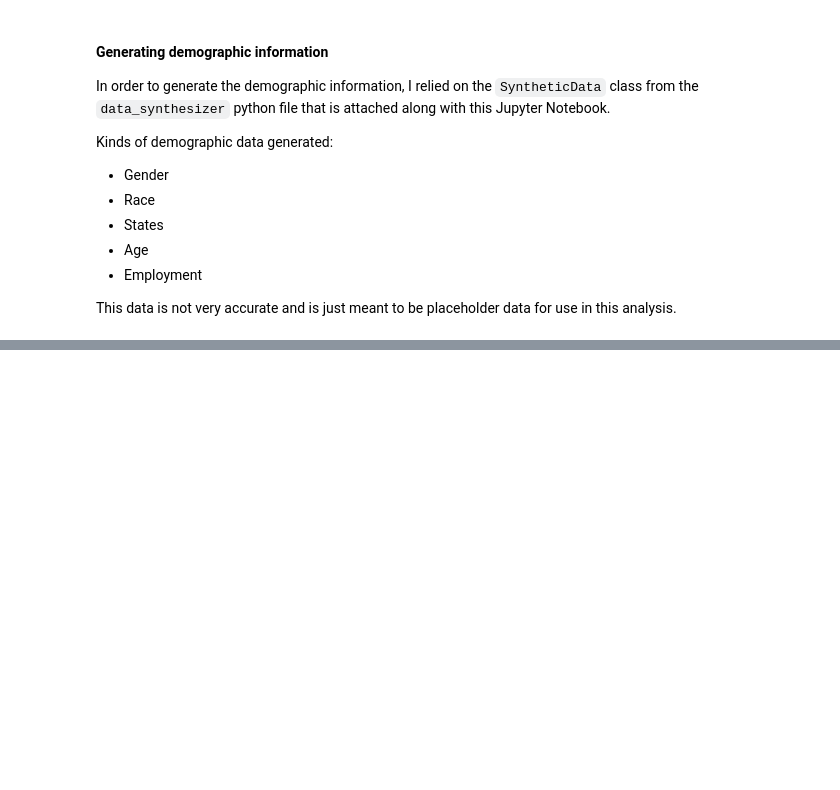
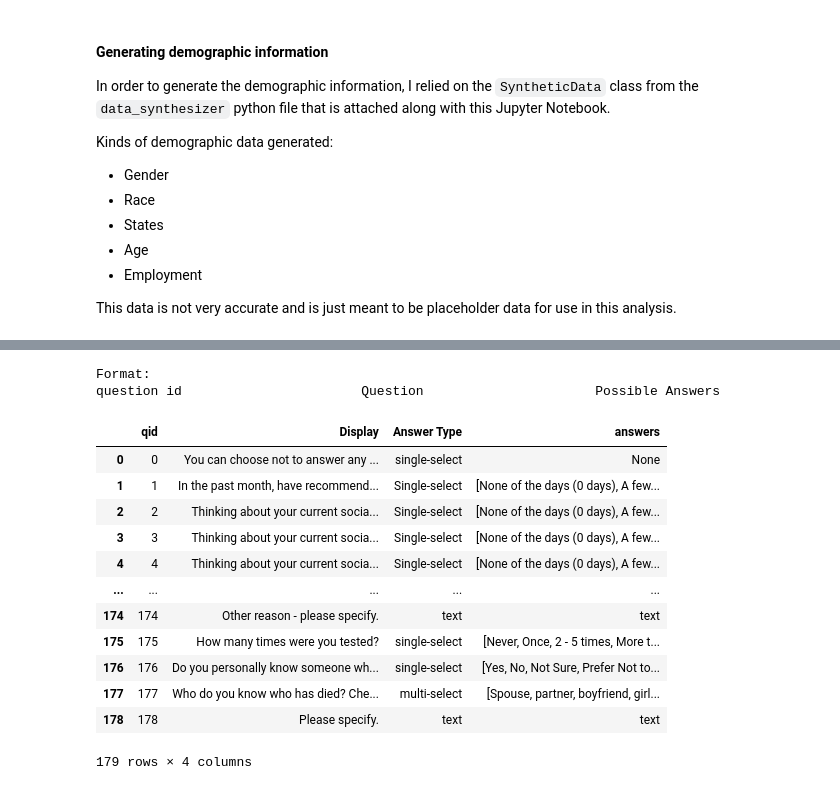
Before and after one commit to gauvand/InitialSurveyAnalysis, a Jupyter notebook: Notebooks/FirstPassWorkbook.ipynb, the cells around one changed output, grey strips where cells are left out. Cells and saved outputs as stored; diff of their text form; code cells hidden in the pictures; blank space fills up the shorter version.

```diff
--- a/Notebooks/FirstPassWorkbook.ipynb
+++ b/Notebooks/FirstPassWorkbook.ipynb
@@ -274,0 +156,26 @@ answers
+# %%
+import os
+
+os.chdir("../data") # enter data folder in order to create the file in there
+os.system("python3 ../code/data_cleaning.py") # run python data cleaning script
+os.chdir("../Notebooks/") # enter back into Notebook folder
+print("Format:")
+print("question id                       Question                      Possible Answers")
+qa_df = pd.read_json('../data/ques_ans_clean.json')
+display(qa_df)
+# %% [output]
+Format:
+question id                       Question                      Possible Answers
+|  | qid | Display | Answer Type | answers |
+| 0 | 0 | You can choose not to answer any ... | single-select | None |
+| 1 | 1 | In the past month, have recommend... | Single-select | [None of the days (0 days), A few... |
+| 2 | 2 | Thinking about your current socia... | Single-select | [None of the days (0 days), A few... |
+| 3 | 3 | Thinking about your current socia... | Single-select | [None of the days (0 days), A few... |
+| 4 | 4 | Thinking about your current socia... | Single-select | [None of the days (0 days), A few... |
+| ... | ... | ... | ... | ... |
+| 174 | 174 | Other reason - please specify. | text | text |
+| 175 | 175 | How many times were you tested? | single-select | [Never, Once, 2 - 5 times, More t... |
+| 176 | 176 | Do you personally know someone wh... | single-select | [Yes, No, Not Sure, Prefer Not to... |
+| 177 | 177 | Who do you know who has died? Che... | multi-select | [Spouse, partner, boyfriend, girl... |
+| 178 | 178 | Please specify. | text | text |
+179 rows × 4 columns
```
Also changed, not shown: parts of 13 cells of this notebook, 3 other files.
